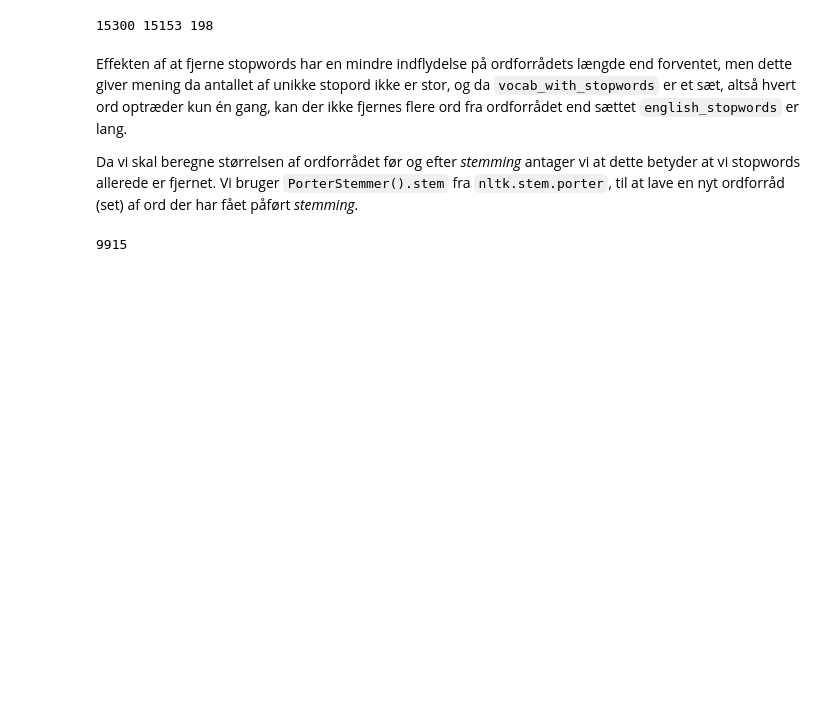
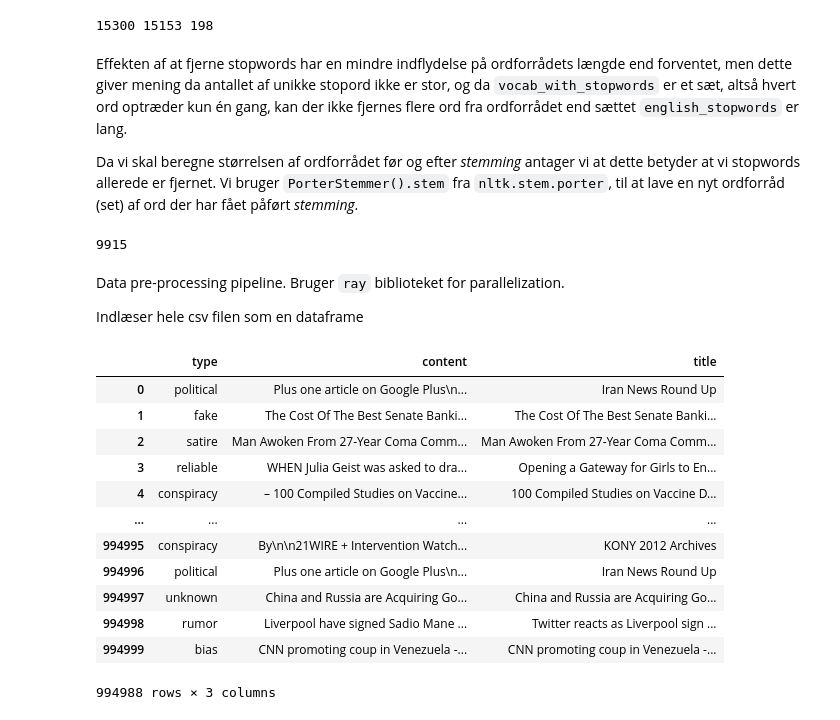
Before and after one commit to Zjt866/GDS-Fake-News-Project, a Jupyter notebook: Cleaning Program/Text Cleaning development.ipynb, the cells around one changed output. Drawn from its saved outputs; the diff is of its cells as text; code cells hidden in the pictures; blank space fills up the shorter version.

```diff
--- a/Text Cleaning.ipynb
+++ b/Cleaning Program/Text Cleaning development.ipynb
@@ -172,3 +172,25 @@ vocab_with_stemming = {PorterStemmer().stem(word) for word in vocab_without_stop
 print(vocab_with_stemming.__len__())
 # %% [output]
 9915
+# %% [markdown]
+Data pre-processing pipeline. Bruger ``ray`` biblioteket for parallelization.
+
+Indlæser hele csv filen som en dataframe
+# %%
+# Reading the csv file
+news_corpus = pd.read_csv('995,000_rows.csv',usecols=['type','content', 'title']).dropna(subset=['content'])
+news_corpus
+# %% [output]
+|  | type | content | title |
+| 0 | political | Plus one article on Google Plus\n... | Iran News Round Up |
+| 1 | fake | The Cost Of The Best Senate Banki... | The Cost Of The Best Senate Banki... |
+| 2 | satire | Man Awoken From 27-Year Coma Comm... | Man Awoken From 27-Year Coma Comm... |
+| 3 | reliable | WHEN Julia Geist was asked to dra... | Opening a Gateway for Girls to En... |
+| 4 | conspiracy | – 100 Compiled Studies on Vaccine... | 100 Compiled Studies on Vaccine D... |
+| ... | ... | ... | ... |
+| 994995 | conspiracy | By\n\n21WIRE + Intervention Watch... | KONY 2012 Archives |
+| 994996 | political | Plus one article on Google Plus\n... | Iran News Round Up |
+| 994997 | unknown | China and Russia are Acquiring Go... | China and Russia are Acquiring Go... |
+| 994998 | rumor | Liverpool have signed Sadio Mane ... | Twitter reacts as Liverpool sign ... |
+| 994999 | bias | CNN promoting coup in Venezuela -... | CNN promoting coup in Venezuela -... |
+994988 rows × 3 columns
```
Also changed, not shown: parts of 5 cells of this notebook, 7 other files.
